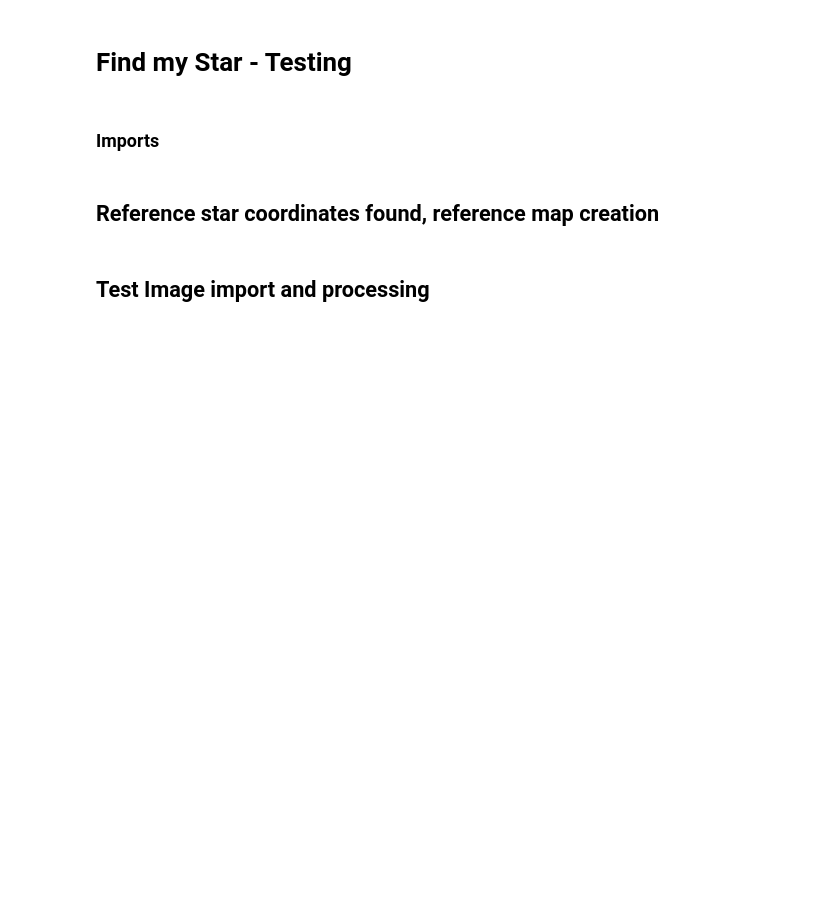
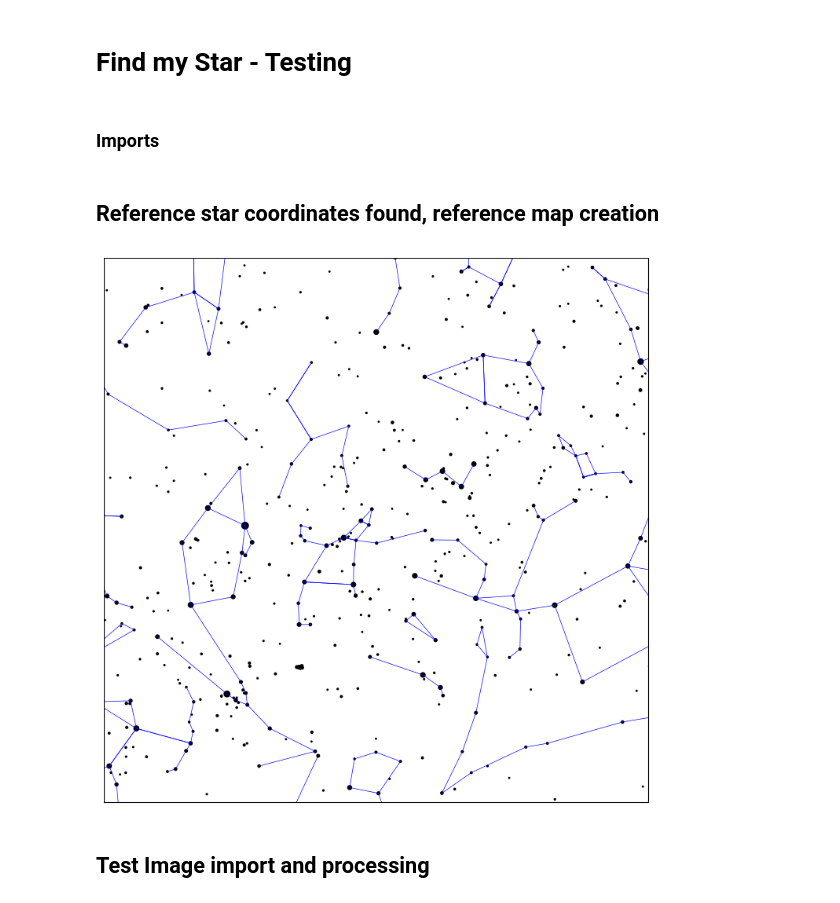
Before and after one commit to emilycardwell/find-my-star, a Jupyter notebook: testing.ipynb, the cells around one changed output. Cells and saved outputs as stored; diff of their text form; code cells hidden in the pictures; blank space fills up the shorter version.

```diff
--- a/testing.ipynb
+++ b/testing.ipynb
@@ -23,59 +25,60 @@ from sklearn.preprocessing import MinMaxScaler
 # %% [markdown]
 ## Reference star coordinates found, reference map creation
 # %%
-eph = load('de421.bsp')
+### PARAMS ###
+t = load.timescale().utc(2024, 10, 11, 2)
+observer = wgs84.latlon(latitude_degrees=51.9, longitude_degrees=-8.5).at(t)
+
+eph = load('data/reference/de421.bsp')
 sun = eph['sun']
 earth = eph['earth']
 
-with load.open(hipparcos.URL) as f:
+with load.open('data/reference/hip_main.dat') as f:
     stars_df = hipparcos.load_dataframe(f)
 
-t = load.timescale().utc(2024, 10, 11, 2)
-url = ('https://raw.githubusercontent.com/Stellarium/stellarium/master'
-       '/skycultures/modern_st/constellationship.fab')
-
-with load.open(url) as f:
+with load.open('data/reference/constellationship.fab') as f:
     constellations = stellarium.parse_constellations(f)
 
 edges = [edge for name, edges in constellations for edge in edges]
 edges_star1 = [star1 for star1, star2 in edges]
 edges_star2 = [star2 for star1, star2 in edges]
 
-observer = wgs84.latlon(latitude_degrees=51.9, longitude_degrees=-8.5).at(t)
 up_pos = observer.from_altaz(alt_degrees=90, az_degrees=90)
 up_ra, up_dec, _ = up_pos.radec()
 
 zenith = Star(ra_hours=up_ra.hours, dec_degrees=up_dec.degrees)
 
 center = earth.at(t).observe(zenith)
 projection = build_stereographic_projection(center)
 field_of_view_degrees = 100
 mag_lim = 5.2
 
 stars_star = Star.from_dataframe(stars_df)
 star_positions = earth.at(t).observe(stars_star)
 stars_in_view_df = stars_df.copy()
 stars_in_view_df['x'], stars_in_view_df['y'] = projection(star_positions)
 
 bright_stars = (stars_in_view_df.magnitude <= mag_lim)
 magnitudes = stars_in_view_df['magnitude'][bright_stars]
 marker_size = (1 + mag_lim - magnitudes) ** 2.0
 
 xy1 = stars_in_view_df[['x', 'y']].loc[edges_star1].values
 xy2 = stars_in_view_df[['x', 'y']].loc[edges_star2].values
 lines = np.rollaxis(np.array([xy1, xy2]), 1)
 
 fig, ax = plt.subplots(figsize=(9,9))
-# ax.add_collection(LineCollection(lines, colors='b', linewidths=0.5))
+ax.add_collection(LineCollection(lines, colors='b', linewidths=0.5))
 ax.scatter(stars_in_view_df['x'][bright_stars], stars_in_view_df['y'][bright_stars], s=marker_size, color='k')
 angle = np.pi - field_of_view_degrees / 360.0 * np.pi
 limit = np.sin(angle) / (1.0 - np.cos(angle))
 ax.set_xlim(-limit, limit)
 ax.set_ylim(-limit, limit)
 ax.xaxis.set_visible(False)
 ax.yaxis.set_visible(False)
 ax.set_aspect(1.0)
 plt.show()
+# %% [output]
+[figure, added]
 # %% [markdown]
 ## Test Image import and processing
 # %%
```
Also changed, not shown: parts of 17 cells of this notebook, 3 other files.
